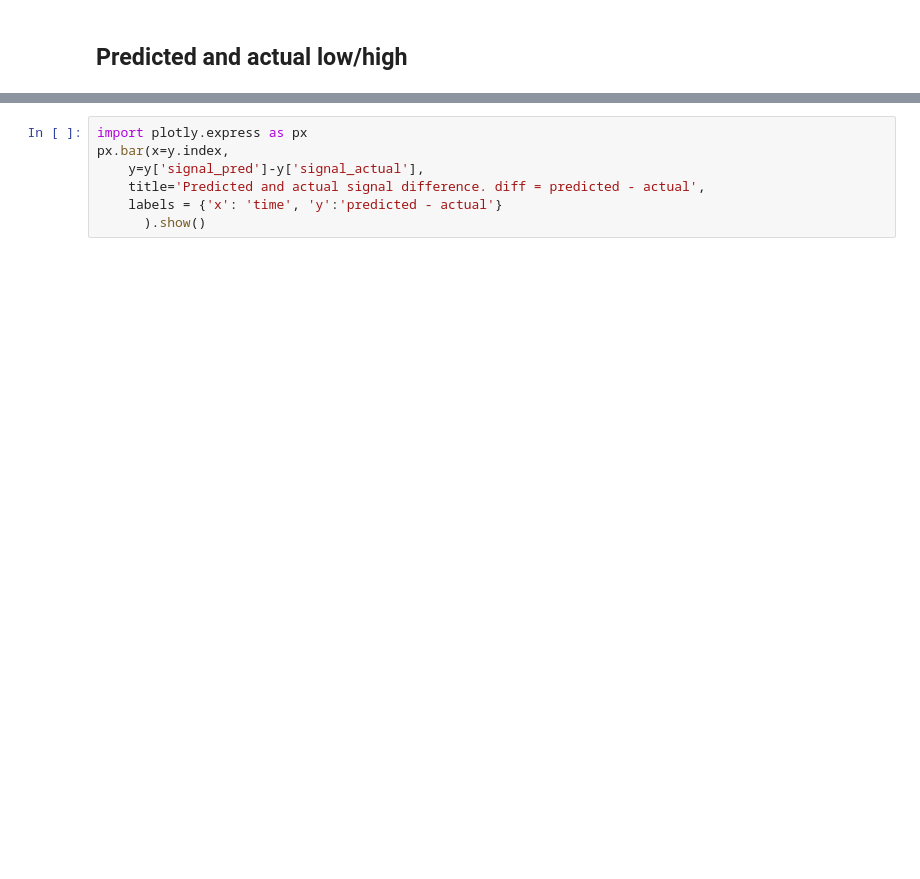
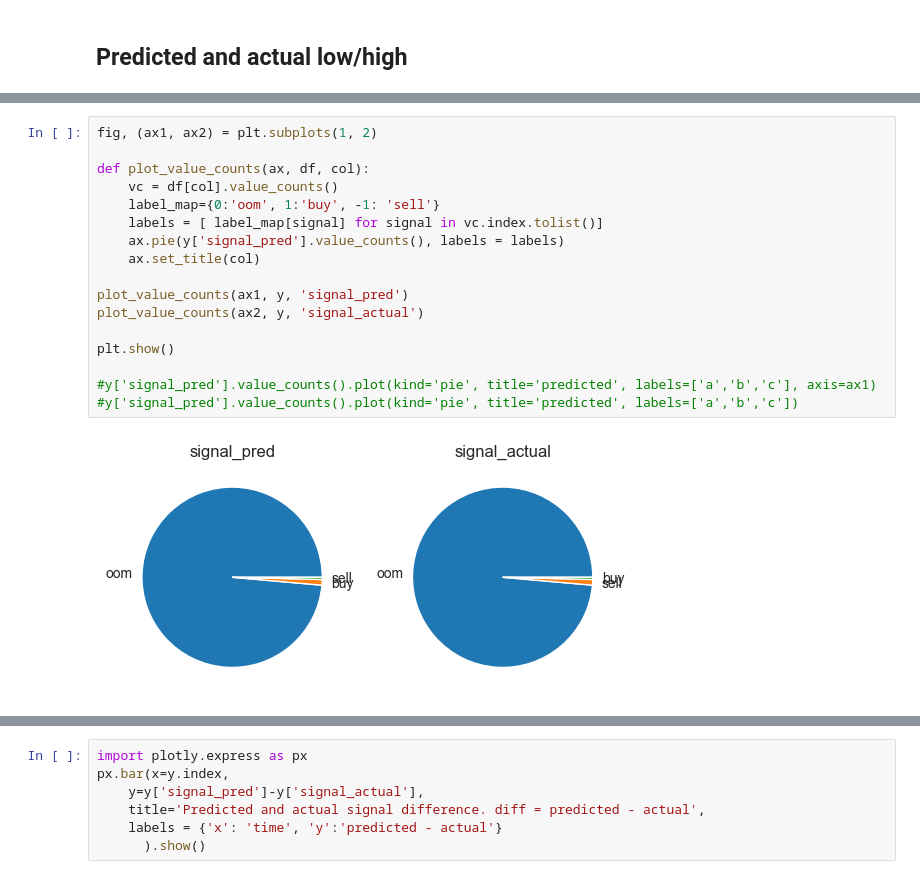
Before and after one commit to DmitryPukhov/pytrade2, a Jupyter notebook: analysis/LongCandleStrategy EDA.ipynb, the cells around one changed output, grey strips where cells are left out. Cells and saved outputs as stored; diff of their text form; blank space fills up the shorter version.

Commit message:
signal count pie plot added to EDA

```diff
--- a/analysis/LongCandleStrategy EDA.ipynb
+++ b/analysis/LongCandleStrategy EDA.ipynb
@@ -152,3 +152,22 @@ Read from ../data/yandex-cloud/LongCandleDenseStrategy/Xy/2023-11-08_BTC-USDT_y.
+# %%
+fig, (ax1, ax2) = plt.subplots(1, 2)
+
+def plot_value_counts(ax, df, col):
+    vc = df[col].value_counts()
+    label_map={0:'oom', 1:'buy', -1: 'sell'}
+    labels = [ label_map[signal] for signal in vc.index.tolist()]
+    ax.pie(y['signal_pred'].value_counts(), labels = labels)
+    ax.set_title(col)
+
+plot_value_counts(ax1, y, 'signal_pred')
+plot_value_counts(ax2, y, 'signal_actual')
+
+plt.show()
+
+#y['signal_pred'].value_counts().plot(kind='pie', title='predicted', labels=['a','b','c'], axis=ax1)
+#y['signal_pred'].value_counts().plot(kind='pie', title='predicted', labels=['a','b','c'])
+# %% [output]
+[figure, added]
 # %%
 import seaborn as sns
 
```
Also changed, not shown: parts of 7 cells of this notebook.
